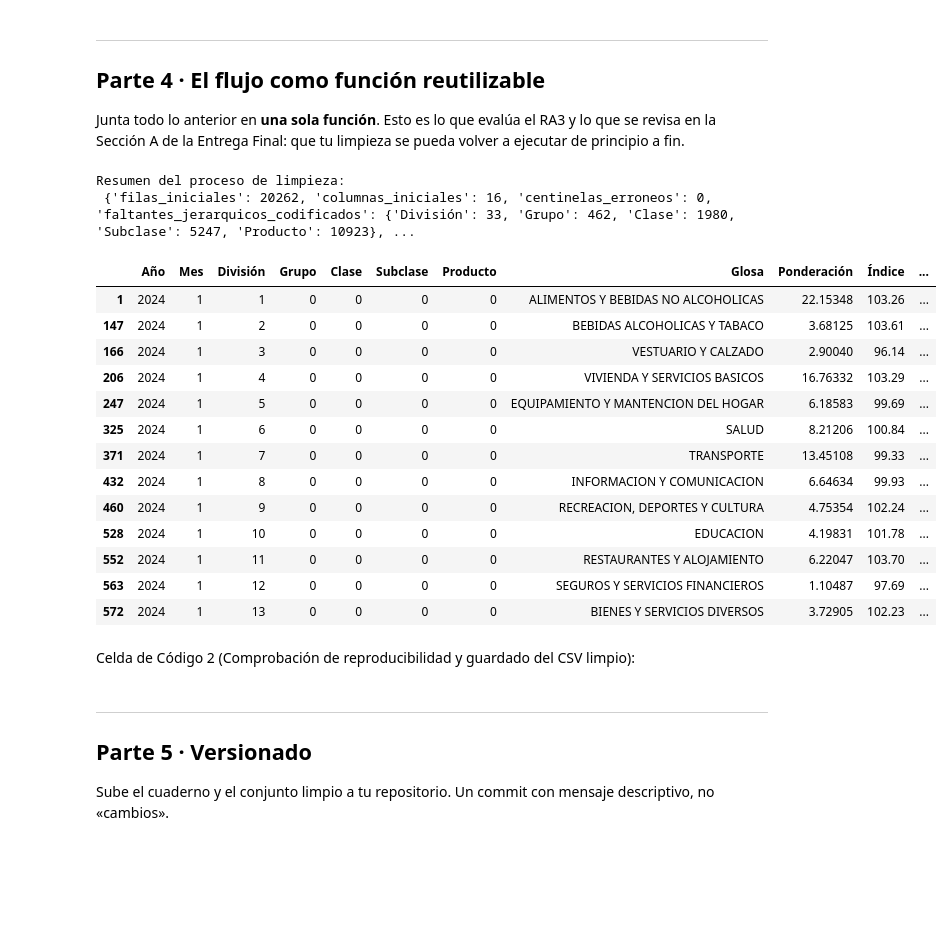
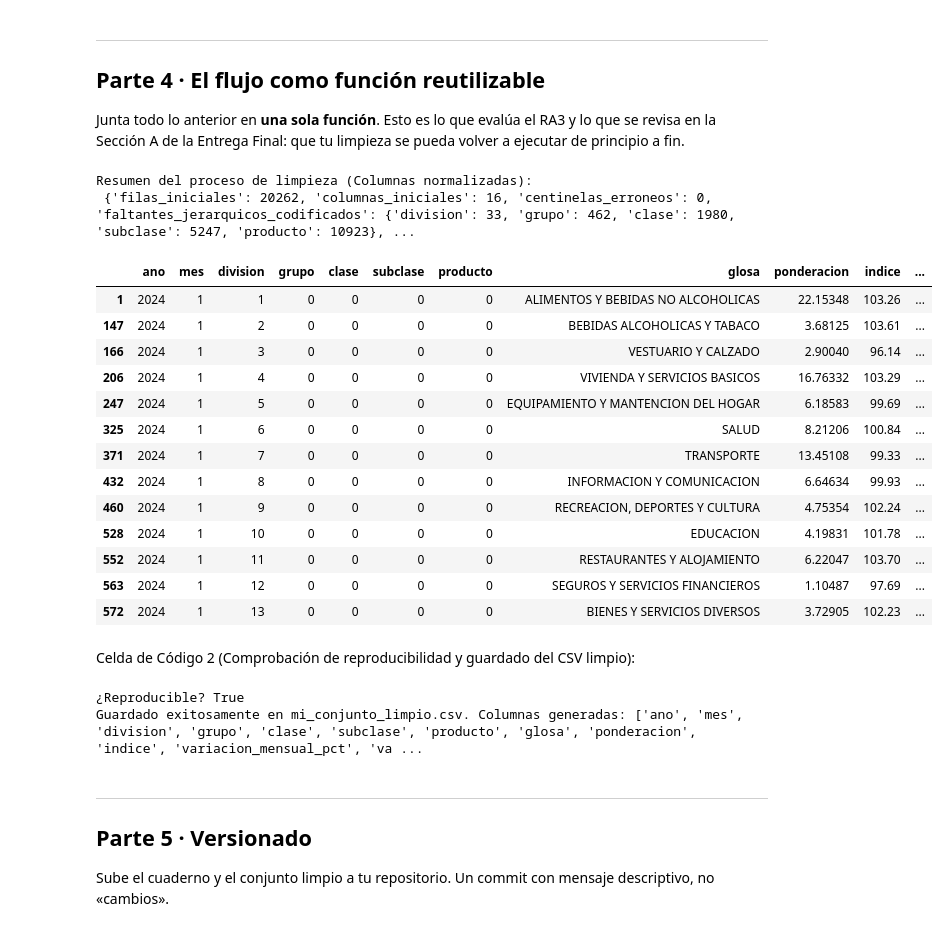
Before and after one commit to frandresst-wq/Proyecto-de-Ciencia-de-Datos, a Jupyter notebook: S2_Notebook_Laboratorio_CDD_Soto_Franco.ipynb, the cells around one changed output. Drawn from its saved outputs; the diff is of its cells as text; code cells hidden in the pictures; blank space fills up the shorter version.

```diff
--- a/S2_Notebook_Laboratorio_CDD_Soto_Franco.ipynb
+++ b/S2_Notebook_Laboratorio_CDD_Soto_Franco.ipynb
@@ -895,12 +895,12 @@ Junta todo lo anterior en **una sola función**. Esto es lo que evalúa el RA3 y
 # %%
 def clasificar_nivel(d):
     condiciones = [
-        d['División'] == 0,
-        (d['División'] > 0) & (d['Grupo'] == 0),
-        (d['Grupo'] > 0) & (d['Clase'] == 0),
-        (d['Clase'] > 0) & (d['Subclase'] == 0),
-        (d['Subclase'] > 0) & (d['Producto'] == 0),
-        d['Producto'] > 0
+        d['division'] == 0,
+        (d['division'] > 0) & (d['grupo'] == 0),
+        (d['grupo'] > 0) & (d['clase'] == 0),
+        (d['clase'] > 0) & (d['subclase'] == 0),
+        (d['subclase'] > 0) & (d['producto'] == 0),
+        d['producto'] > 0
     ]
     niveles = ['0_IPC_General', '1_Division', '2_Grupo', '3_Clase', '4_Subclase', '5_Producto']
     return np.select(condiciones, niveles, default='Desconocido')
@@ -912,79 +912,91 @@ def limpiar(ruta, sep=SEPARADOR, semilla=SEMILLA):
     d = pd.read_csv(ruta, sep=sep, encoding='latin1')
     informe = {'filas_iniciales': len(d), 'columnas_iniciales': d.shape[1]}
 
+    # Normalización sistemática de nombres de columnas (cabeceras sin tildes ni caracteres especiales)
+    d.columns = (
+        d.columns.str.strip().str.lower()
+        .str.normalize('NFKD').str.encode('ascii', 'ignore').str.decode('ascii')
+        .str.replace(' ', '_')
+        .str.replace('(', '_')
+        .str.replace(')', '_')
+        .str.replace('%', 'pct')
+        .str.replace('__', '_')
+        .str.strip('_')
+    )
+
     # 1 · Tipos de dato numéricos (reemplazo de coma decimal por punto y conversión a float64)
     cols_numericas = [
-        'Ponderación', 'Índice', 'Variación Mensual (%)',
-        'Variación Acumulada (%)', 'Variación 12 Meses (%)',
-        'Incidencia Mensual (%)', 'Incidencia Acumulada (%)', 'Incidencia 12 Meses (%)'
+        'ponderacion', 'indice', 'variacion_mensual_pct',
+        'variacion_acumulada_pct', 'variacion_12_meses_pct',
+        'incidencia_mensual_pct', 'incidencia_acumulada_pct', 'incidencia_12_meses_pct'
     ]
     for col in cols_numericas:
         d[col] = pd.to_numeric(d[col].astype(str).str.replace(',', '.'), errors='coerce')
 
     # 2 · Centinelas y faltantes estructurales en códigos jerárquicos (NaN -> 0 entero)
     informe['centinelas_erroneos'] = 0
-    cols_jerarquia = ['División', 'Grupo', 'Clase', 'Subclase', 'Producto']
+    cols_jerarquia = ['division', 'grupo', 'clase', 'subclase', 'producto']
     informe['faltantes_jerarquicos_codificados'] = d[cols_jerarquia].isna().sum().to_dict()
     for col in cols_jerarquia:
         d[col] = d[col].fillna(0).astype(int)
 
-    # 3 · Normalización de categorías de texto (Glosa)
-    d['Glosa'] = normalizar_texto(d['Glosa'])
+    # 3 · Normalización de categorías de texto (glosa)
+    d['glosa'] = normalizar_texto(d['glosa'])
 
     # 4 · Duplicados exactos
     informe['duplicados_exactos'] = int(d.duplicated().sum())
     d = d.drop_duplicates().copy()
 
     # 5 · Fecha y atributos derivados (fecha, codigo_jerarquico, nivel_jerarquico, aporte_relativo_acum_pct)
-    d['fecha'] = pd.to_datetime(d['Año'].astype(str) + '-' + d['Mes'].astype(str).str.zfill(2) + '-01')
+    d['fecha'] = pd.to_datetime(d['ano'].astype(str) + '-' + d['mes'].astype(str).str.zfill(2) + '-01')
     d['codigo_jerarquico'] = (
-        d['División'].astype(str) + '.' +
-        d['Grupo'].astype(str) + '.' +
-        d['Clase'].astype(str) + '.' +
-        d['Subclase'].astype(str) + '.' +
-        d['Producto'].astype(str)
+        d['division'].astype(str) + '.' +
+        d['grupo'].astype(str) + '.' +
+        d['clase'].astype(str) + '.' +
+        d['subclase'].astype(str) + '.' +
+        d['producto'].astype(str)
     )
     d['nivel_jerarquico'] = clasificar_nivel(d)
 
     # Ordenamiento determinista para garantizar reproducibilidad exacta
-    d = d.sort_values(['Año', 'Mes', 'División', 'Grupo', 'Clase', 'Subclase', 'Producto']).reset_index(drop=True)
+    d = d.sort_values(['ano', 'mes', 'division', 'grupo', 'clase', 'subclase', 'producto']).reset_index(drop=True)
 
     # Cálculo del atributo derivado: aporte relativo (%) sobre la incidencia acumulada de las Divisiones
     mapa_suma_mes = (
         d[d['nivel_jerarquico'] == '1_Division']
-        .groupby(['Año', 'Mes'])['Incidencia Acumulada (%)']
+        .groupby(['ano', 'mes'])['incidencia_acumulada_pct']
         .sum()
         .rename('suma_inc_acum_mes')
     )
-    d = d.merge(mapa_suma_mes, on=['Año', 'Mes'], how='left')
-    d['aporte_relativo_acum_pct'] = (d['Incidencia Acumulada (%)'] / d['suma_inc_acum_mes'] * 100).round(2)
+    d = d.merge(mapa_suma_mes, on=['ano', 'mes'], how='left')
+    d['aporte_relativo_acum_pct'] = (d['incidencia_acumulada_pct'] / d['suma_inc_acum_mes'] * 100).round(2)
     d.drop(columns=['suma_inc_acum_mes'], inplace=True)
 
     # 6 · Registro de atípicos (IQR) en el nivel de análisis (1_Division) — se conservan por ser reales
     d_div = d[d['nivel_jerarquico'] == '1_Division']
     informe['atipicos_nivel_division'] = {}
     for col in cols_numericas:
         Q1 = d_div[col].quantile(0.25)
         Q3 = d_div[col].quantile(0.75)
         IQR = Q3 - Q1
         inf = Q1 - 1.5 * IQR
         sup = Q3 + 1.5 * IQR
         informe['atipicos_nivel_division'][col] = int(((d_div[col] < inf) | (d_div[col] > sup)).sum())
 
     informe['faltantes_finales'] = d.isna().sum().to_dict()
     informe['filas_finales'] = len(d)
     informe['columnas_finales'] = d.shape[1]
 
     return d, informe
 
 
 limpio, informe = limpiar(RUTA + ARCHIVO)
-print('Resumen del proceso de limpieza:\n', informe)
+print('Resumen del proceso de limpieza (Columnas normalizadas):\n', informe)
 display(limpio[limpio['nivel_jerarquico'] == '1_Division'].head(13))
 # %% [output]
-Resumen del proceso de limpieza:
- {'filas_iniciales': 20262, 'columnas_iniciales': 16, 'centinelas_erroneos': 0, 'faltantes_jerarquicos_codificados': {'División': 33, 'Grupo': 462, 'Clase': 1980, 'Subclase': 5247, 'Producto': 10923}, ...
+Resumen del proceso de limpieza (Columnas normalizadas):
+ {'filas_iniciales': 20262, 'columnas_iniciales': 16, 'centinelas_erroneos': 0, 'faltantes_jerarquicos_codificados': {'division': 33, 'grupo': 462, 'clase': 1980, 'subclase': 5247, 'producto': 10923}, ...
-|  | Año | Mes | División | Grupo | Clase | Subclase | Producto | Glosa | Ponderación | Índice | ... |
+|  | ano | mes | division | grupo | clase | subclase | producto | glosa | ponderacion | indice | ... |
 | 1 | 2024 | 1 | 1 | 0 | 0 | 0 | 0 | ALIMENTOS Y BEBIDAS NO ALCOHOLICAS | 22.15348 | 103.26 | ... |
 | 147 | 2024 | 1 | 2 | 0 | 0 | 0 | 0 | BEBIDAS ALCOHOLICAS Y TABACO | 3.68125 | 103.61 | ... |
 | 166 | 2024 | 1 | 3 | 0 | 0 | 0 | 0 | VESTUARIO Y CALZADO | 2.90040 | 96.14 | ... |
@@ -1006,9 +1018,12 @@ a, _ = limpiar(RUTA + ARCHIVO)
 b, _ = limpiar(RUTA + ARCHIVO)
 print('¿Reproducible?', a.equals(b))
 
-# Guarda el conjunto limpio completo (insumo de la Semana 3)
-limpio.to_csv(RUTA + 'mi_conjunto_limpio.csv', sep=';', index=False)
-print('Guardado:', limpio.shape)
+# Guarda el conjunto limpio completo con las columnas normalizadas y compatibilidad con Excel
+limpio.to_csv(RUTA + 'mi_conjunto_limpio.csv', sep=';', index=False, encoding='utf-8-sig')
+print('Guardado exitosamente en mi_conjunto_limpio.csv. Columnas generadas:', list(limpio.columns))
+# %% [output]
+¿Reproducible? True
+Guardado exitosamente en mi_conjunto_limpio.csv. Columnas generadas: ['ano', 'mes', 'division', 'grupo', 'clase', 'subclase', 'producto', 'glosa', 'ponderacion', 'indice', 'variacion_mensual_pct', 'va ...
 # %% [markdown]
 ---
 ## Parte 5 · Versionado
```
